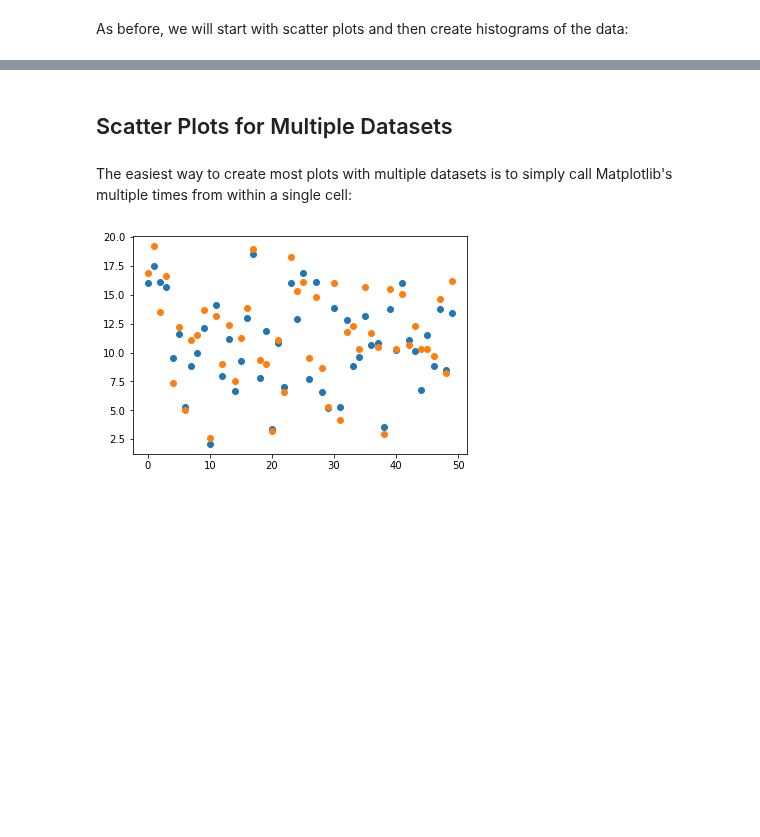
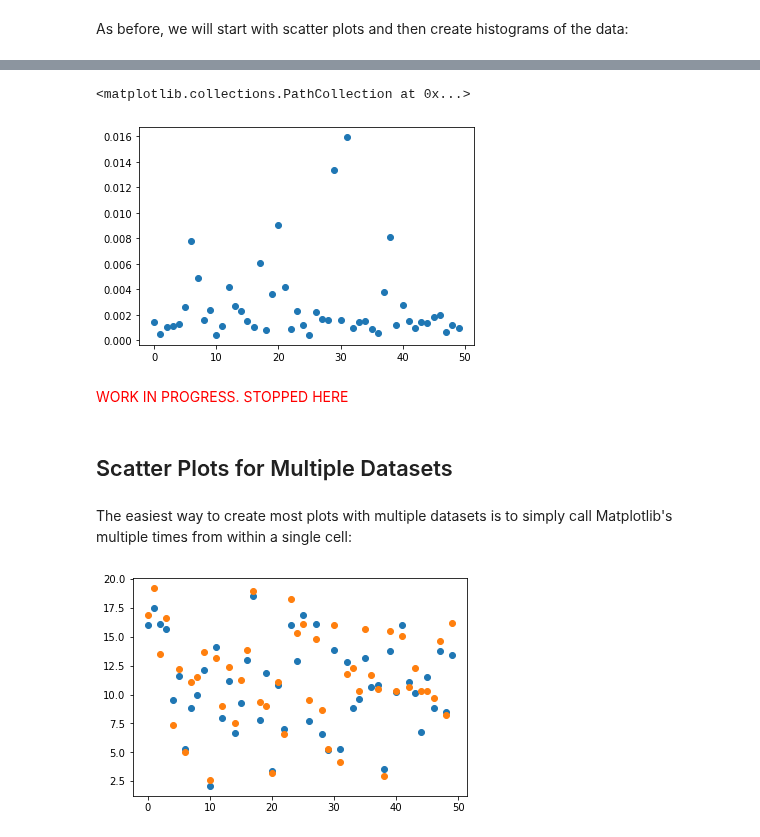
Before and after one commit to tangchen/Foundations-of-Data-Science-with-Python, a Jupyter notebook: _sources/03-first-data/visualization.ipynb, the cells around one changed output, grey strips where cells are left out. Saved outputs shown, nothing was run; the diff lists cells and outputs as text; code cells hidden in the pictures; blank space fills up the shorter version.

```diff
--- a/_sources/03-first-data/visualization.ipynb
+++ b/_sources/03-first-data/visualization.ipynb
@@ -16,3 +36,12 @@ As before, we will start with scatter plots and then create histograms of the da
+# %%
+cases_pp=cases/pop
+# %%
+plt.scatter(range(N), cases_pp)
+# %% [output]
+<matplotlib.collections.PathCollection at 0x...>
+[figure, added]
+# %% [markdown]
+<span style="color:red">WORK IN PROGRESS. STOPPED HERE</span>
 # %% [markdown]
 ## Scatter Plots for Multiple Datasets
 # %% [markdown]
```
Also changed, not shown: parts of 5 cells of this notebook, 18 other files.
